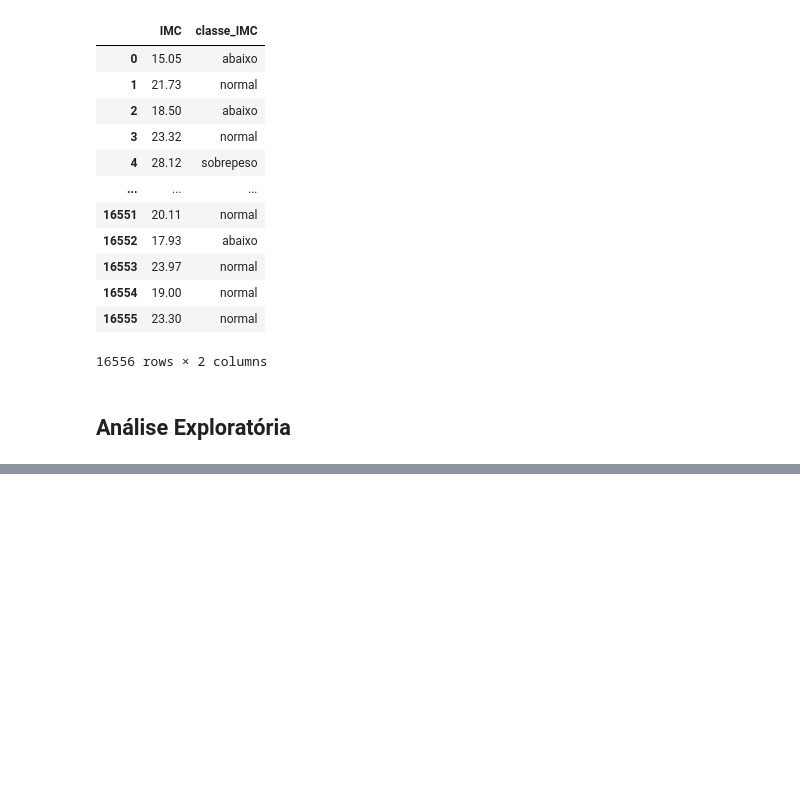
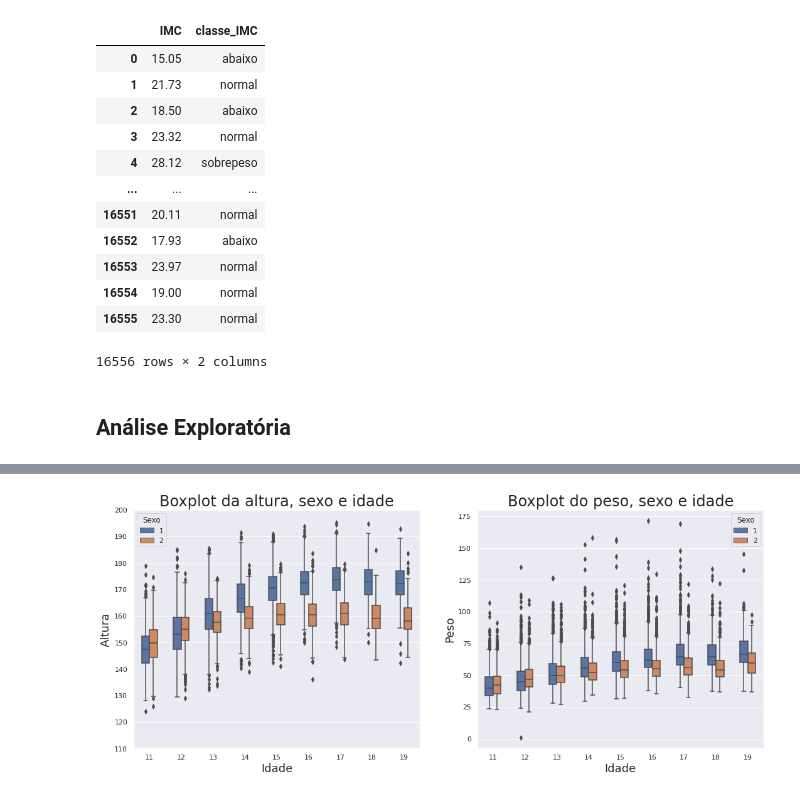
Before and after one commit to Brunomatarucco/Analise_PENSE, a Jupyter notebook: Bruno_matarucco_projeto_03_pense.ipynb, the cells around one changed output, grey strips where cells are left out. Saved outputs shown, nothing was run; the diff lists cells and outputs as text; code cells hidden in the pictures; blank space fills up the shorter version.

```diff
--- a/Bruno_matarucco_projeto_03_pense.ipynb
+++ b/Bruno_matarucco_projeto_03_pense.ipynb
@@ -289,0 +386,21 @@ dados[["IMC","classe_IMC"]]
+# %%
+plt.figure(figsize=(18,7))
+
+plt.subplot(1,2,1)
+ax = sns.boxplot(data = dados, y = "VB17004",x = "VB01003", hue="VB01001", width = 0.5)
+ax.set_title("Boxplot da altura, sexo e idade",fontsize = 24)
+ax.set_ylabel("Altura", fontsize = 18)
+ax.set_xlabel("Idade", fontsize = 18)
+ax.set_ylim(110,200)
+plt.legend(title = "Sexo")
+
+plt.subplot(1,2,2)
+ax1 = sns.boxplot(data = dados, y = "VB17003",x = "VB01003", hue="VB01001", width = 0.5)
+ax1.set_title("Boxplot do peso, sexo e idade", fontsize = 24)
+ax1.set_ylabel("Peso", fontsize = 18)
+ax1.set_xlabel("Idade", fontsize = 18)
+plt.legend(title = "Sexo")
+
+plt.show()
+# %% [output]
+[figure, added]
```
Also changed, not shown: parts of 14 cells of this notebook.
